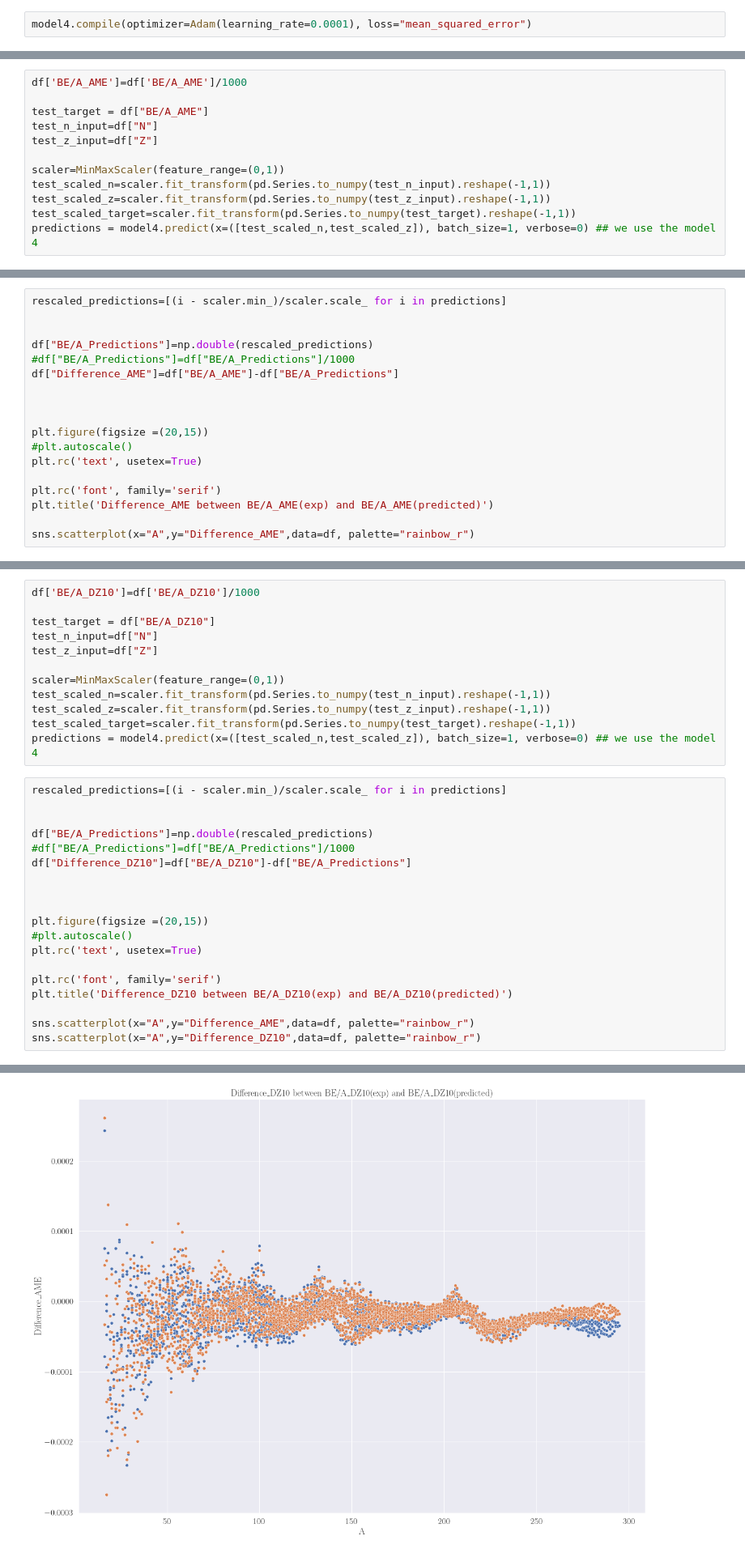
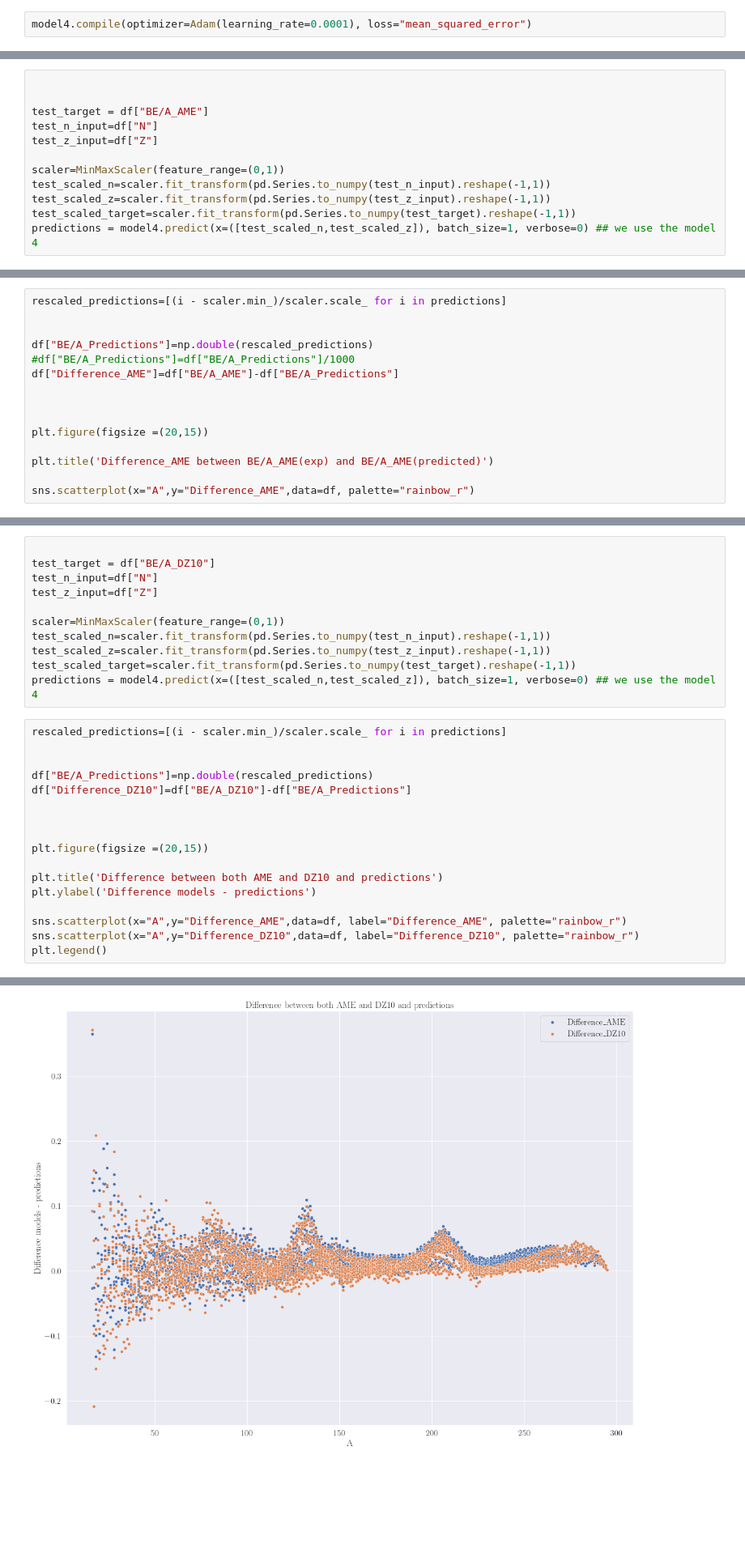
Before and after one commit to AlexianL/StudentProject2023, a Jupyter notebook: ANN2.ipynb, the cells around one changed output, grey strips where cells are left out. Shown: that part at 81% size. Cells and saved outputs as stored; diff of their text form; blank space fills up the shorter version.

```diff
--- a/ANN2.ipynb
+++ b/ANN2.ipynb
@@ -77,5 +71,5 @@ Epoch 150/150
 # %%
-df['BE/A_AME']=df['BE/A_AME']/1000
+
 
 test_target = df["BE/A_AME"]
 test_n_input=df["N"]
@@ -97,10 +107,7 @@ df["Difference_AME"]=df["BE/A_AME"]-df["BE/A_Predictions"]
 
 
 plt.figure(figsize =(20,15))
-#plt.autoscale()
-plt.rc('text', usetex=True)
 
-plt.rc('font', family='serif')
 plt.title('Difference_AME between BE/A_AME(exp) and BE/A_AME(predicted)')
 
 sns.scatterplot(x="A",y="Difference_AME",data=df, palette="rainbow_r")
@@ -110,5 +117,4 @@ sns.scatterplot(x="A",y="Difference_AME",data=df, palette="rainbow_r")
 # %%
-df['BE/A_DZ10']=df['BE/A_DZ10']/1000
 
 test_target = df["BE/A_DZ10"]
 test_n_input=df["N"]
@@ -124,18 +130,16 @@ rescaled_predictions=[(i - scaler.min_)/scaler.scale_ for i in predictions]
 
 
 df["BE/A_Predictions"]=np.double(rescaled_predictions)
-#df["BE/A_Predictions"]=df["BE/A_Predictions"]/1000
 df["Difference_DZ10"]=df["BE/A_DZ10"]-df["BE/A_Predictions"]
 
 
 
 plt.figure(figsize =(20,15))
-#plt.autoscale()
-plt.rc('text', usetex=True)
 
-plt.rc('font', family='serif')
-plt.title('Difference_DZ10 between BE/A_DZ10(exp) and BE/A_DZ10(predicted)')
+plt.title('Difference between both AME and DZ10 and predictions')
+plt.ylabel('Difference models - predictions')
 
-sns.scatterplot(x="A",y="Difference_AME",data=df, palette="rainbow_r")
-sns.scatterplot(x="A",y="Difference_DZ10",data=df, palette="rainbow_r")
+sns.scatterplot(x="A",y="Difference_AME",data=df, label="Difference_AME", palette="rainbow_r")
+sns.scatterplot(x="A",y="Difference_DZ10",data=df, label="Difference_DZ10", palette="rainbow_r")
+plt.legend()
 # %% [output]
@@ -143 +147 @@ sns.scatterplot(x="A",y="Difference_DZ10",data=df, palette="rainbow_r")
-[figure, old version]
+[figure, new version]
```
Also changed, not shown: parts of 6 cells of this notebook.
